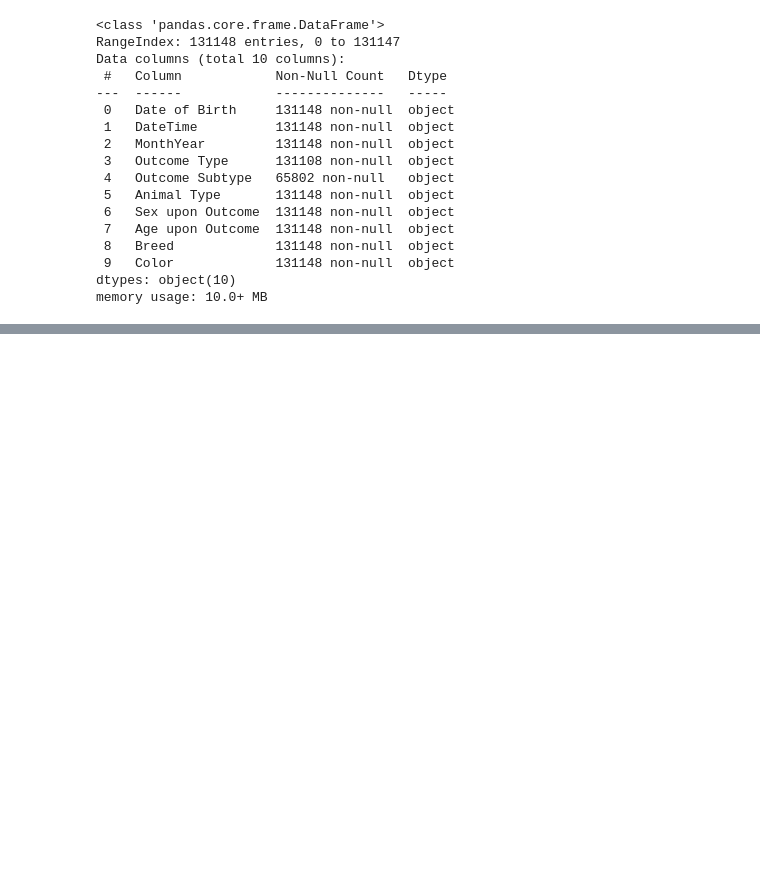
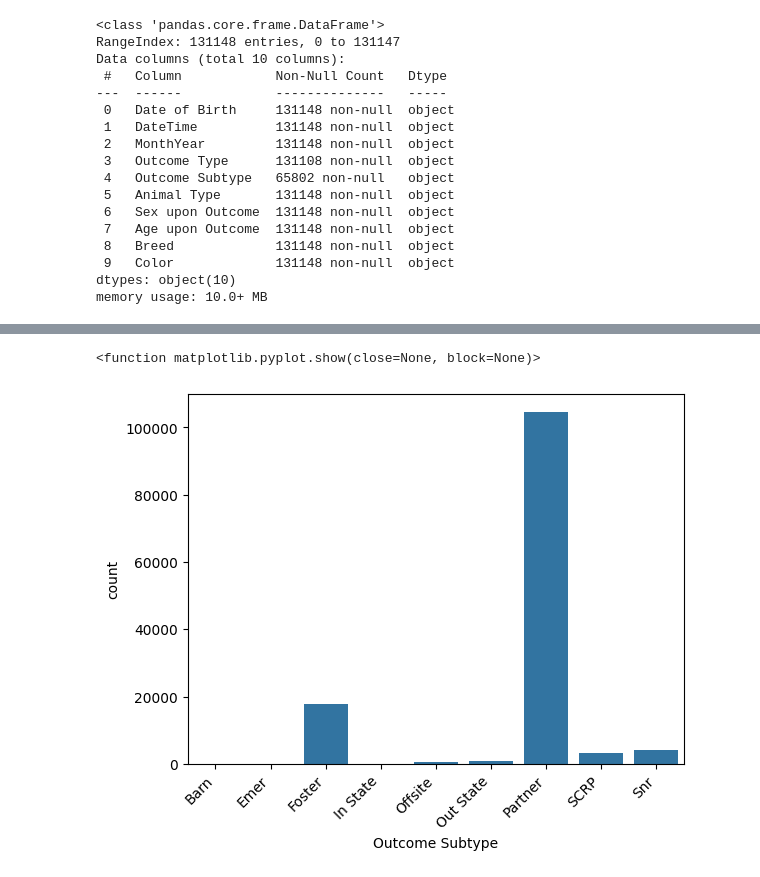
Before and after one commit to JYL2027/COE379L, a Jupyter notebook: Project1.ipynb, the cells around one changed output, grey strips where cells are left out. Drawn from its saved outputs; the diff is of its cells as text; code cells hidden in the pictures; blank space fills up the shorter version.

Commit message:
univariate

```diff
--- a/Project1.ipynb
+++ b/Project1.ipynb
@@ -144,8 +145,8 @@ def extract_time(Admit_time):
     return Admit_time.time()
 animals["DayAdmit"] = animals["DateTime"].apply(extract_day)
 animals["TimeAdmit"] = animals["DateTime"].apply(extract_time)
-# Convert time into
-
+# Drop time as the exact time a animal is admitted is likely not going to affect the outcome type of that individual animal when compared to the year, month, or day
+animals.drop("TimeAdmit", axis = 1, inplace=True)
 animals.drop("DateTime", axis = 1, inplace=True)
 # %%
 animals.info()
@@ -176,3 +176,24 @@ memory usage: 12.0+ MB
 | 2 | Transfer | Partner | Bird | Unknown | Duck | Yellow/Black | 11 | 6 | ... |
 | 3 | Transfer | Partner | Bird | Unknown | Duck | Yellow/Black | 11 | 6 | ... |
 | 4 | Transfer | Partner | Bird | Unknown | Duck | Yellow/Black | 11 | 6 | ... |
+# %%
+# Before I One-hot Encode my categorical data I will apply univariate analysis
+# Now I will convert everything else into categorical data while replacing missing values\
+# To replace missing data I will group animals of the same type for replacing missing data with the mode
+
+animals['Outcome Type'] = animals.groupby(['Animal Type'])['Outcome Type'].transform(lambda x: x.fillna(x.mode()[0] if not x.mode().empty else 'Unknown'))
+animals['Outcome Type'] = animals['Outcome Type'].astype('category')
+animals['Outcome Subtype'] = animals['Outcome Subtype'].astype('category')
+animals['Outcome Subtype'] = animals.groupby(['Animal Type'])['Outcome Subtype'].transform(lambda x: x.fillna(x.mode()[0] if not x.mode().empty else 'Unknown'))
+animals['Outcome Subtype'] = animals['Outcome Subtype'].astype('category')
+animals['Breed'] = animals['Breed'].astype('category')
+animals['Color'] = animals['Color'].astype('category')
+animals['Animal Type'] = animals['Animal Type'].astype('category')
+
+# I am skipping Color and Breed because there are so many entries and cannot be visualized well
+sns.countplot(x=animals['Outcome Subtype'])
+plt.xticks(rotation=45, ha='right')
+plt.show
+# %% [output]
+<function matplotlib.pyplot.show(close=None, block=None)>
+[figure, added]
```
Also changed, not shown: parts of 13 cells of this notebook.
